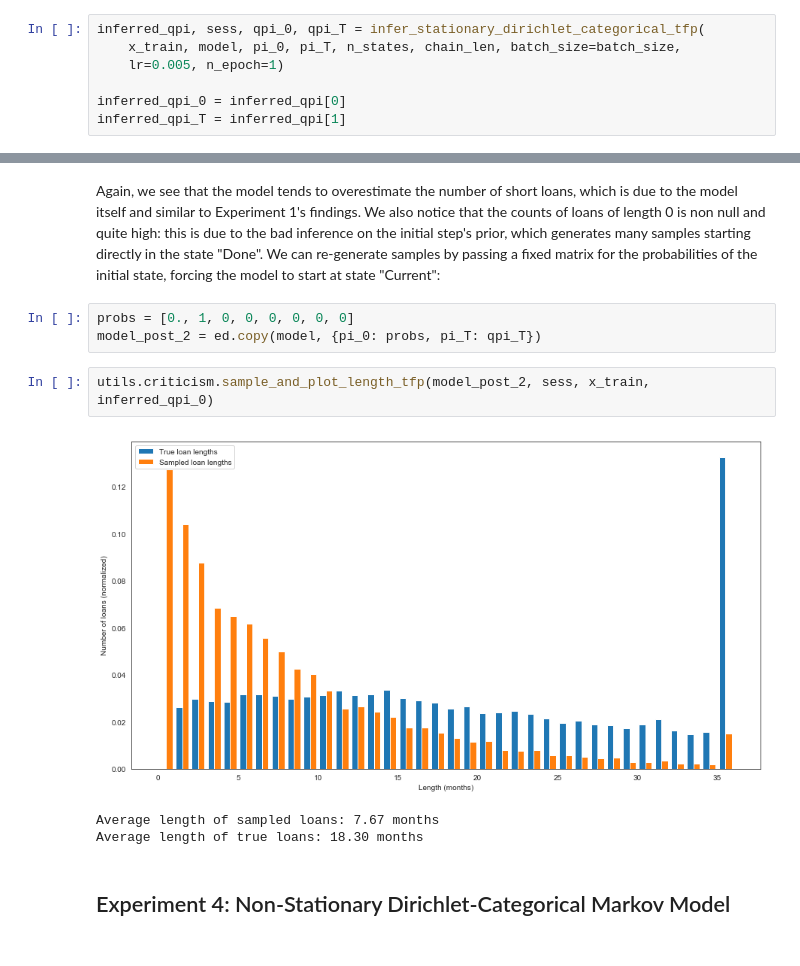
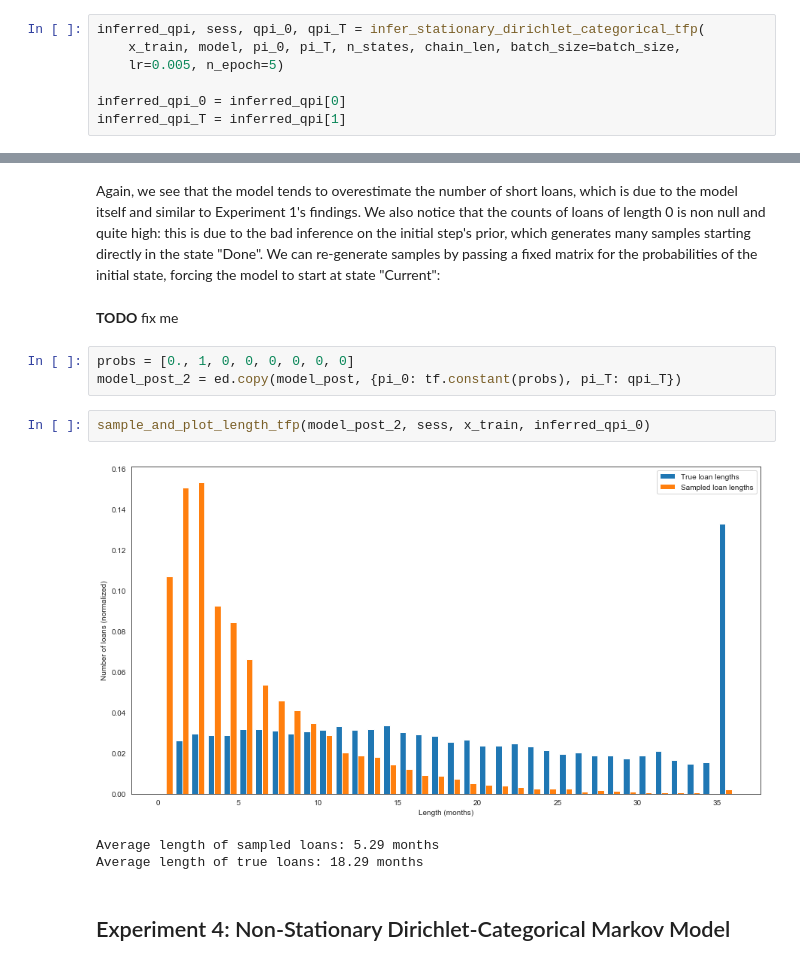
Before and after one commit to basilvetas/lending-club-analysis, a Jupyter notebook: final-project/final-notebook.ipynb, the cells around one changed output, grey strips where cells are left out. Cells and saved outputs as stored; diff of their text form.

Commit message:
Add comments on exp 3 + pretrained cached model

```diff
--- a/final-project/final-notebook.ipynb
+++ b/final-project/final-notebook.ipynb
@@ -341,7 +342,7 @@ We also note that the training is suprisingly much slower than in Experiment 2:
 # %%
 inferred_qpi, sess, qpi_0, qpi_T = infer_stationary_dirichlet_categorical_tfp(
     x_train, model, pi_0, pi_T, n_states, chain_len, batch_size=batch_size,
-    lr=0.005, n_epoch=1)
+    lr=0.005, n_epoch=5)
 
 inferred_qpi_0 = inferred_qpi[0]
 inferred_qpi_T = inferred_qpi[1]
@@ -401,14 +408,16 @@ Average length of true loans: 18.30 months
 # %% [markdown]
 Again, we see that the model tends to overestimate the number of short loans, which is due to the model itself and similar to Experiment 1's findings. We also notice that the counts of loans of length 0 is non null and quite high: this is due to the bad inference on the initial step's prior, which generates many samples starting directly in the state "Done". We can re-generate samples by passing a fixed matrix for the probabilities of the initial state, forcing the model to start at state "Current":
+# %% [markdown]
+**TODO** fix me
 # %%
 probs = [0., 1, 0, 0, 0, 0, 0, 0]
-model_post_2 = ed.copy(model, {pi_0: probs, pi_T: qpi_T})
+model_post_2 = ed.copy(model_post, {pi_0: tf.constant(probs), pi_T: qpi_T})
 # %%
-utils.criticism.sample_and_plot_length_tfp(model_post_2, sess, x_train, inferred_qpi_0)
+sample_and_plot_length_tfp(model_post_2, sess, x_train, inferred_qpi_0)
 # %% [output]
-[figure, old version]
+[figure, new version]
-Average length of sampled loans: 7.67 months
-Average length of true loans: 18.30 months
+Average length of sampled loans: 5.29 months
+Average length of true loans: 18.29 months
 # %% [markdown]
 ## Experiment 4: Non-Stationary Dirichlet-Categorical Markov Model
 # %% [markdown]
```
Also changed, not shown: parts of 13 cells of this notebook, 4 other files.
